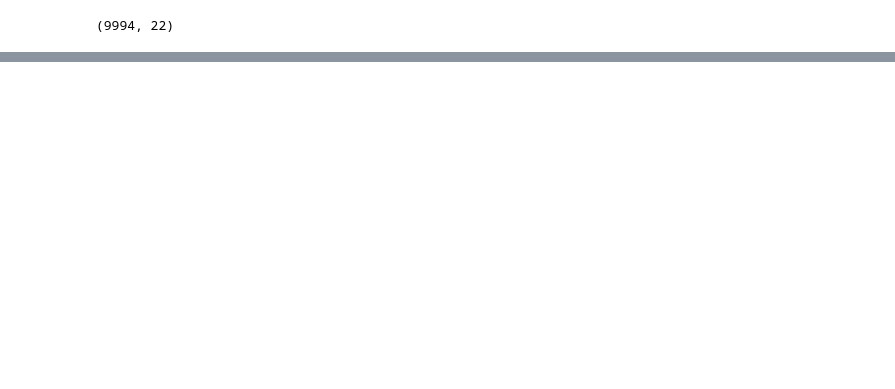
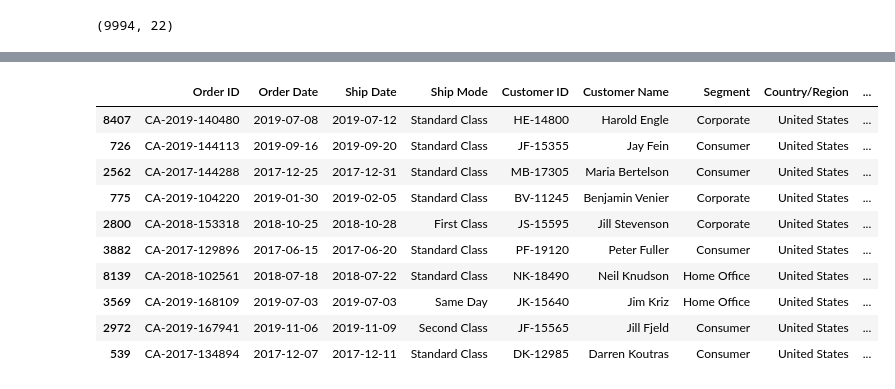
Before and after one commit to wmouhammed2016/data_exploring_cleaning, a Jupyter notebook: exploring_cleaning_data_empty.ipynb, the cells around one changed output, grey strips where cells are left out. Cells and saved outputs as stored; diff of their text form; code cells hidden in the pictures; blank space fills up the shorter version.

```diff
--- a/exploring_cleaning_data_empty.ipynb
+++ b/exploring_cleaning_data_empty.ipynb
@@ -50,3 +94,17 @@ sales.head(10)
+# %%
+sample_1
+# %% [output]
+|  | Order ID | Order Date | Ship Date | Ship Mode | Customer ID | Customer Name | Segment | Country/Region | ... |
+| 8407 | CA-2019-140480 | 2019-07-08 | 2019-07-12 | Standard Class | HE-14800 | Harold Engle | Corporate | United States | ... |
+| 726 | CA-2019-144113 | 2019-09-16 | 2019-09-20 | Standard Class | JF-15355 | Jay Fein | Consumer | United States | ... |
+| 2562 | CA-2017-144288 | 2017-12-25 | 2017-12-31 | Standard Class | MB-17305 | Maria Bertelson | Consumer | United States | ... |
+| 775 | CA-2019-104220 | 2019-01-30 | 2019-02-05 | Standard Class | BV-11245 | Benjamin Venier | Corporate | United States | ... |
+| 2800 | CA-2018-153318 | 2018-10-25 | 2018-10-28 | First Class | JS-15595 | Jill Stevenson | Corporate | United States | ... |
+| 3882 | CA-2017-129896 | 2017-06-15 | 2017-06-20 | Standard Class | PF-19120 | Peter Fuller | Consumer | United States | ... |
+| 8139 | CA-2018-102561 | 2018-07-18 | 2018-07-22 | Standard Class | NK-18490 | Neil Knudson | Home Office | United States | ... |
+| 3569 | CA-2019-168109 | 2019-07-03 | 2019-07-03 | Same Day | JK-15640 | Jim Kriz | Home Office | United States | ... |
+| 2972 | CA-2019-167941 | 2019-11-06 | 2019-11-09 | Second Class | JF-15565 | Jill Fjeld | Consumer | United States | ... |
+| 539 | CA-2017-134894 | 2017-12-07 | 2017-12-11 | Standard Class | DK-12985 | Darren Koutras | Consumer | United States | ... |
 # %%
 # Shape: (number of rows, number of columns)
 print("Shape:", sales.shape)
```
Also changed, not shown: parts of 27 cells of this notebook.
